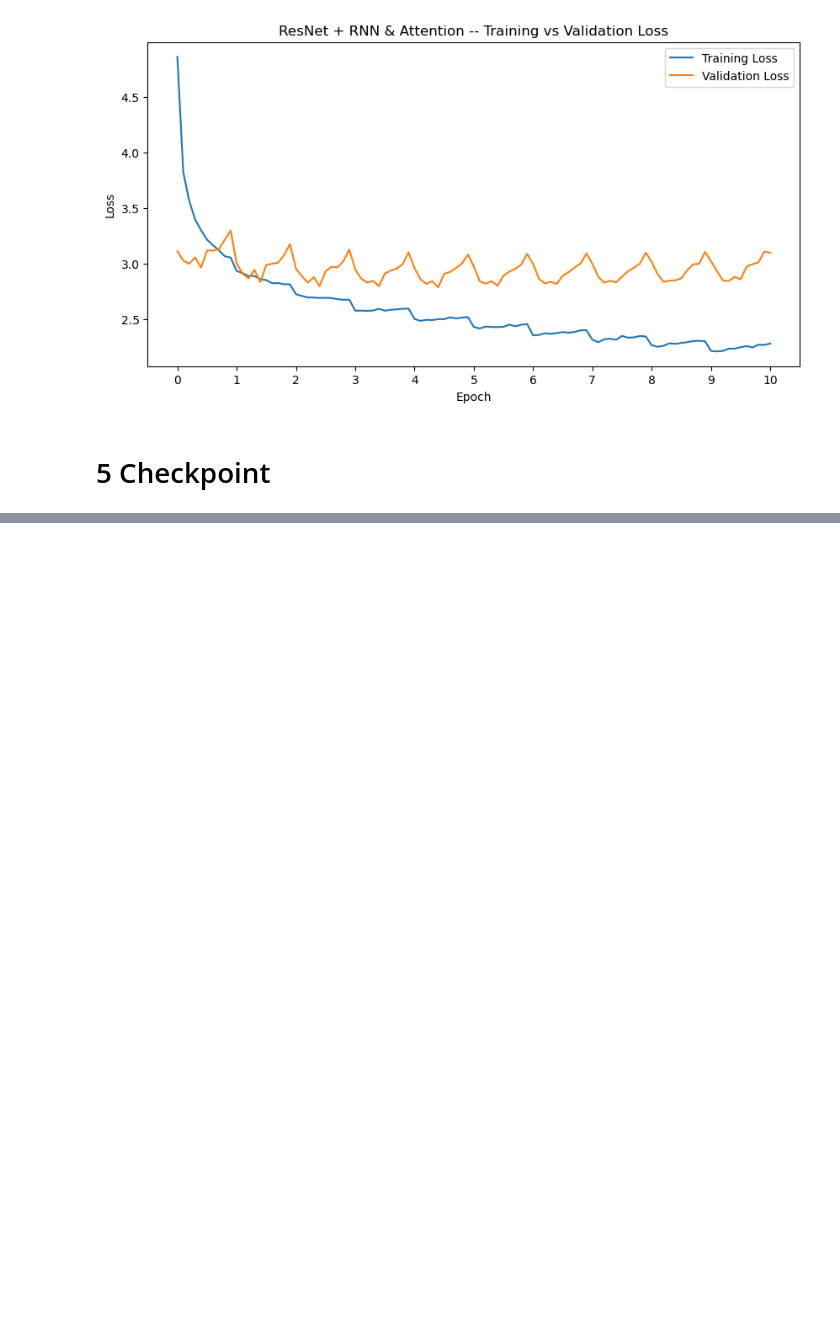
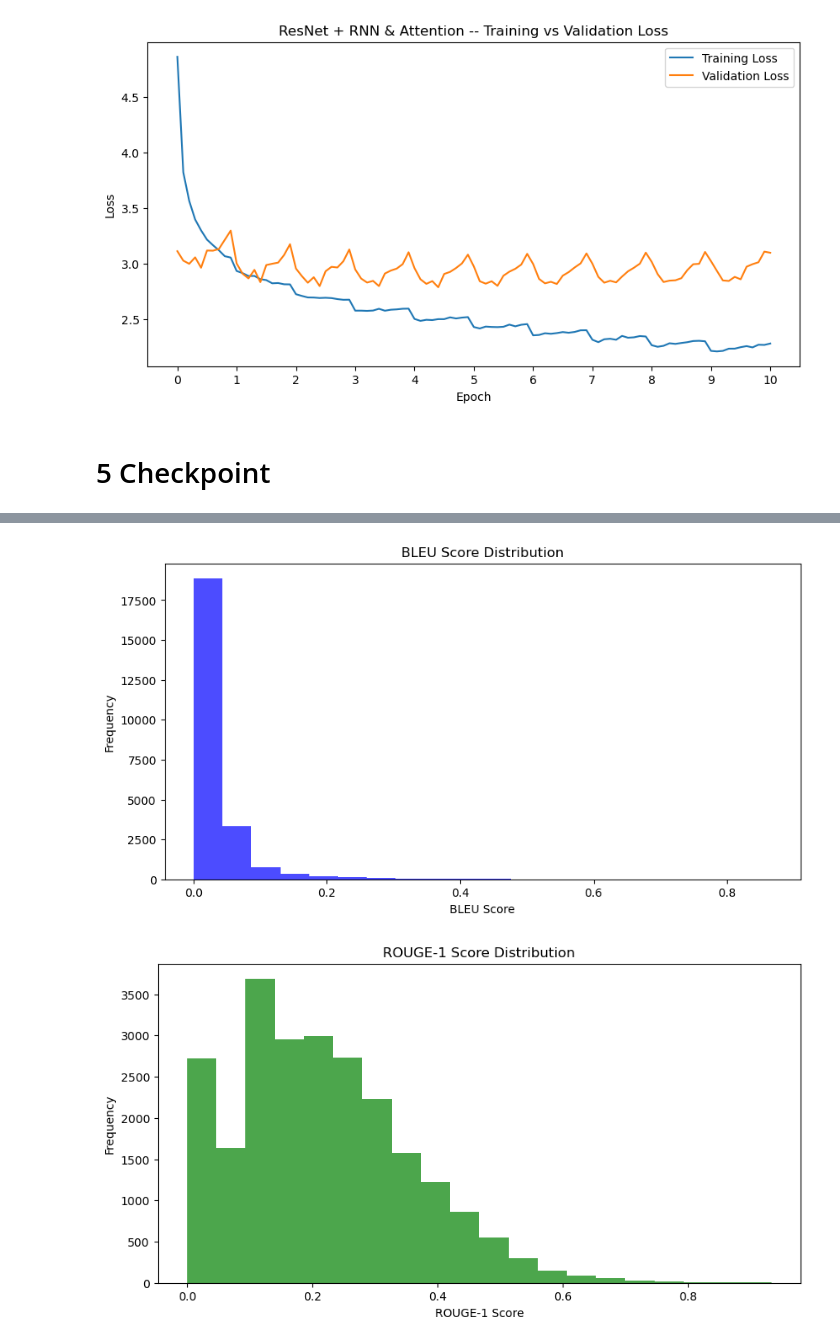
Before and after one commit to Tiazzo/image-captioning, a Jupyter notebook: models_capt/resnet_rnn.ipynb, the cells around one changed output, grey strips where cells are left out. Cells and saved outputs as stored; diff of their text form; code cells hidden in the pictures; blank space fills up the shorter version.

```diff
--- a/models_capt/resnet_rnn.ipynb
+++ b/models_capt/resnet_rnn.ipynb
@@ -468,0 +550,45 @@ val_losses = checkpoint["val_losses"]
+# %%
+# torch.save(
+#     {
+# 		"bleu_scores": bleu_scores,
+# 		"rouge1_scores": rouge1_scores,
+# 		"rouge2_scores": rouge2_scores,
+# 		"rougeL_scores": rougeL_scores,
+# 	},
+# 	"../ckpt/scores_rnn.ckpt",
+# )
+
+# Load scores
+ckpt = torch.load("../ckpt/scores_rnn.ckpt")
+bleu_scores = ckpt["bleu_scores"]
+rouge1_scores = ckpt["rouge1_scores"]
+rouge2_scores = ckpt["rouge2_scores"]
+rougeL_scores = ckpt["rougeL_scores"]
+# %%
+# Plot BLEU Score Distribution
+plt.figure(figsize=(10, 5))
+plt.hist(bleu_scores, bins=20, color='blue', alpha=0.7)
+plt.title('BLEU Score Distribution')
+plt.xlabel('BLEU Score')
+plt.ylabel('Frequency')
+plt.show()
+
+# Plot ROUGE-1 Score Distribution
+plt.figure(figsize=(10, 5))
+plt.hist(rouge1_scores, bins=20, color='green', alpha=0.7)
+plt.title('ROUGE-1 Score Distribution')
+plt.xlabel('ROUGE-1 Score')
+plt.ylabel('Frequency')
+plt.show()
+
+# Plot BLEU vs ROUGE-1 Score
+plt.figure(figsize=(10, 6))
+plt.scatter(bleu_scores, rouge1_scores, alpha=0.5, color='purple')
+plt.title('BLEU vs ROUGE-1 Score')
+plt.xlabel('BLEU Score')
+plt.ylabel('ROUGE-1 Score')
+plt.grid(True)
+plt.show()
+# %% [output]
+[figure, added]
+[figure, added]
```
Also changed, not shown: parts of 5 cells of this notebook, 3 other files.
